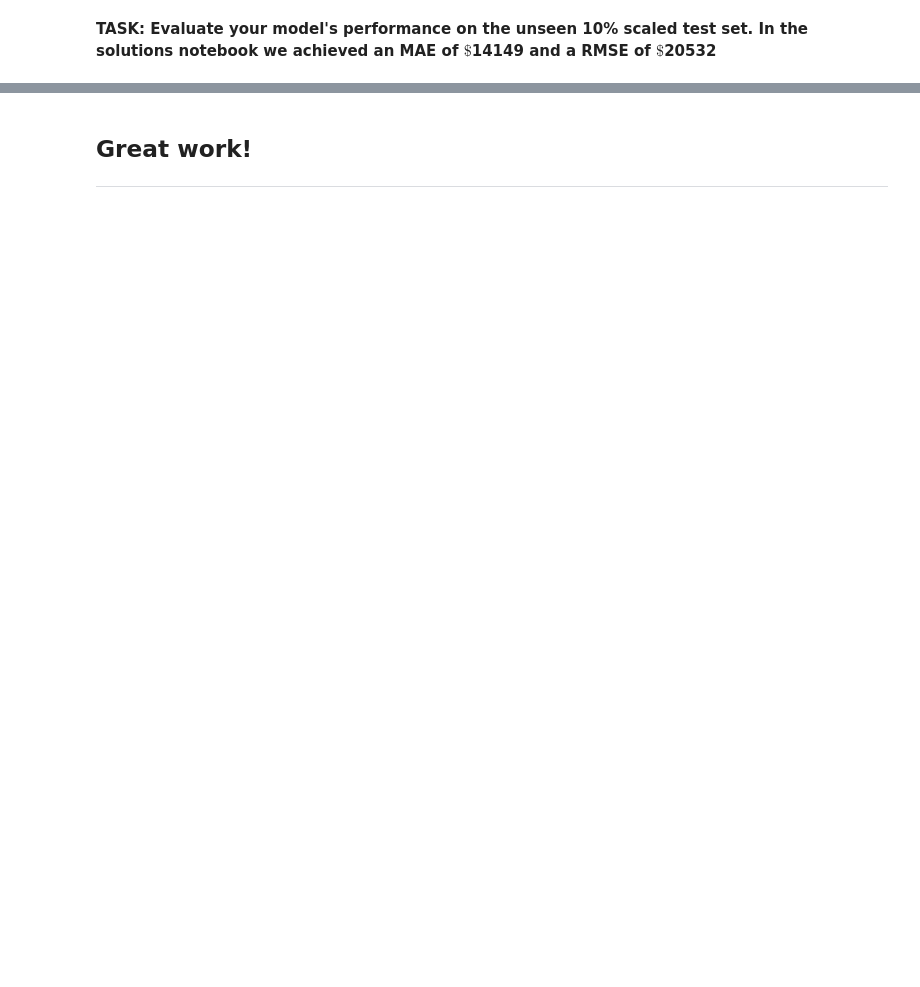
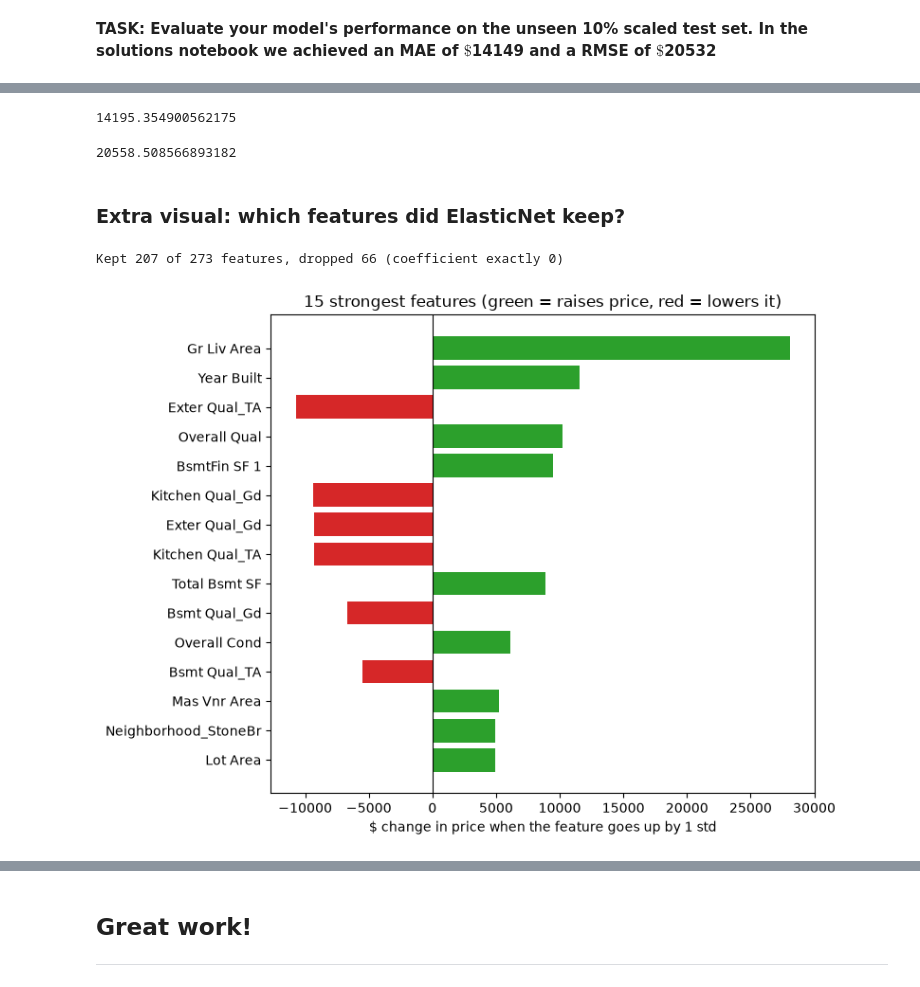
Before and after one commit to massirr/Machine-Learning---Forecasting, a Jupyter notebook: 3 - Regularization, Cross Validation, GridSearch/3 - Reg & CV & GS (Exc) (my notes).ipynb, the cells around one changed output, grey strips where cells are left out. Saved outputs shown, nothing was run; the diff lists cells and outputs as text; code cells hidden in the pictures; blank space fills up the shorter version.

```diff
--- a/3 - Regularization, Cross Validation, GridSearch/3 - Reg & CV & GS (Exc) (my notes).ipynb
+++ b/3 - Regularization, Cross Validation, GridSearch/3 - Reg & CV & GS (Exc) (my notes).ipynb
@@ -64,4 +173,12 @@ df.describe()
+# %%
+base_model = ElasticNet(max_iter=1000000) #max iterations increases the number of tries since we have too many features.
 # %% [markdown]
 **TASK:  The Elastic Net model has two main parameters, alpha and the L1 ratio. Create a dictionary parameter grid of values for the ElasticNet. Feel free to play around with these values, keep in mind, you may not match up exactly with the solution choices**
+# %%
+# less values to see if the code works first then use more.
+param_grid = {
+    'alpha': [0.1,1,5,10,50,100],
+    'l1_ratio': [.1, .5, .7, .9, .95, .99, 1] # .1 is Ridge and 1 is lasso
+}
 # %% [markdown]
 **TASK: Using scikit-learn create a GridSearchCV object and run a grid search for the best parameters for your model based on your scaled training data.**
@@ -67,0 +187,11 @@ df.describe()
+# %%
+# verbose number a personal preference
+grid_model = GridSearchCV(estimator=base_model, # The base model to optimize (ElasticNet regression in this case)
+                          param_grid=param_grid,
+                          scoring='neg_mean_squared_error', #Negative MSE because GridSearch maximizes scores (lower MSE is better)
+                          cv=5, # Each parameter combination is tested 5 times with different train/validation splits
+                          verbose=1, # how much information GridSearchCV prints to the console during execution
+                          n_jobs=-1 #use all CPU cores to run faster
+                          )
+# %%
+grid_model.fit(scaled_X_train,y_train)
@@ -71,0 +225,31 @@ df.describe()
+# %%
+mean_absolute_error(y_test,y_pred)
+# %% [output]
+14195.354900562175
+# %%
+root_mean_squared_error(y_test,y_pred)
+# %% [output]
+20558.508566893182
+# %% [markdown]
+### Extra visual: which features did ElasticNet keep?
+# %%
+# the winning model that GridSearch retrained on all of scaled_X_train
+best = grid_model.best_estimator_
+coefs = pd.Series(best.coef_, index=X.columns)  # one number per feature
+
+print(f"Kept {(coefs != 0).sum()} of {len(coefs)} features, dropped {(coefs == 0).sum()} (coefficient exactly 0)")
+
+# the 15 features with the biggest effect, positive or negative
+top = coefs[coefs.abs().sort_values(ascending=False).index[:15]]
+colors = ['tab:green' if v > 0 else 'tab:red' for v in top]
+
+plt.figure(figsize=(8, 6))
+plt.barh(top.index[::-1], top.values[::-1], color=colors[::-1])
+plt.axvline(0, color='black', lw=0.8)
+plt.title('15 strongest features (green = raises price, red = lowers it)')
+plt.xlabel('$ change in price when the feature goes up by 1 std')
+plt.tight_layout()
+plt.show()
+# %% [output]
+Kept 207 of 273 features, dropped 66 (coefficient exactly 0)
+[figure, added]
```
Also changed, not shown: parts of 20 cells of this notebook, 2 other files.
